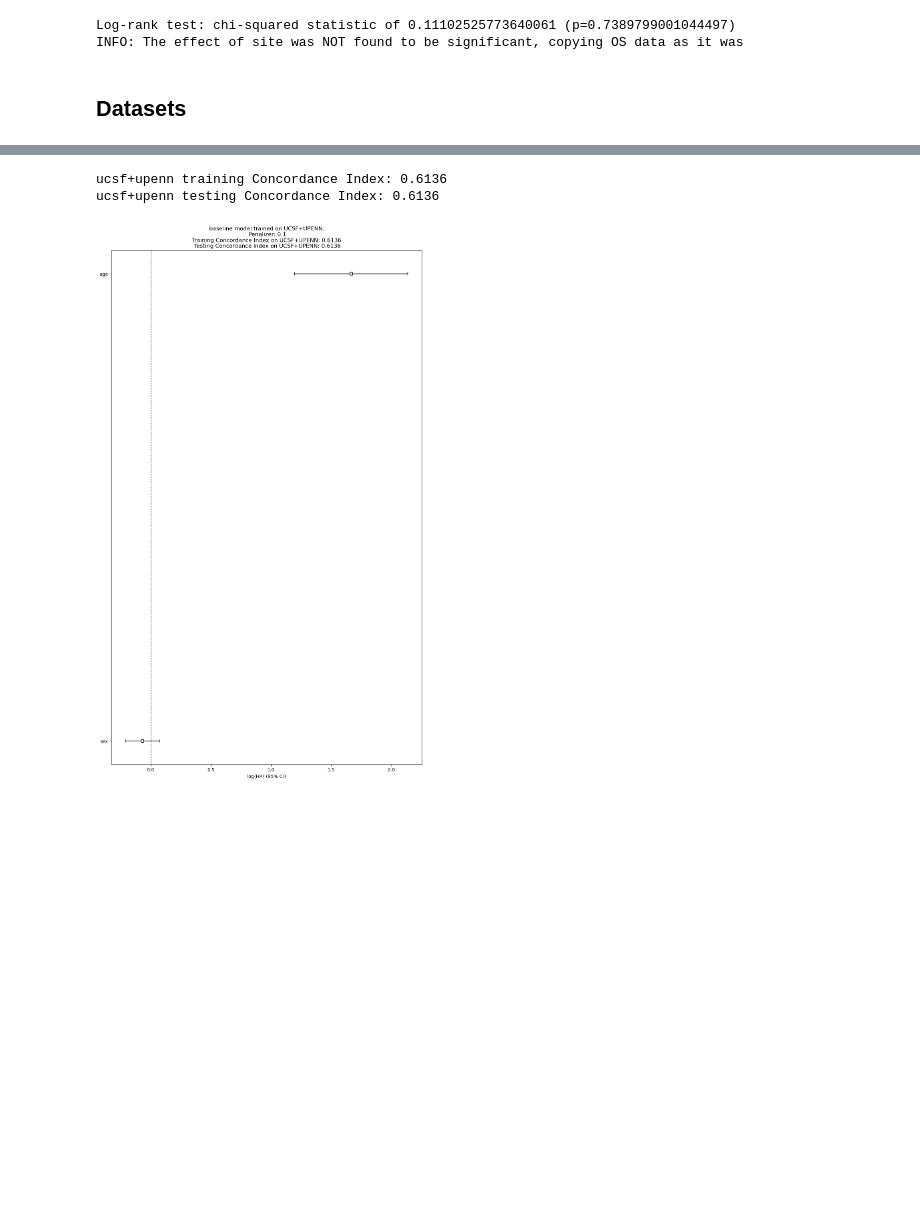
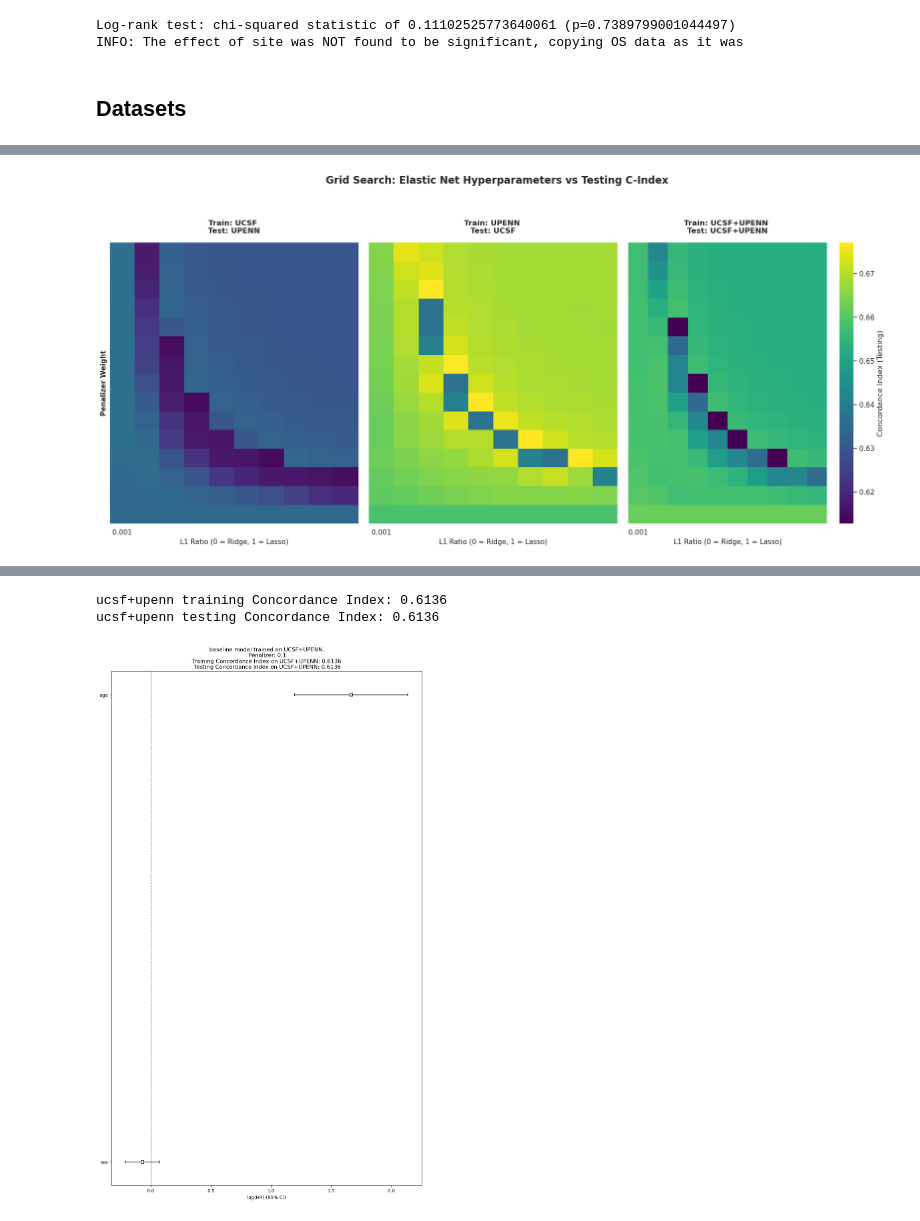
Before and after one commit to basiav/Tractography, a Jupyter notebook: old/csv_saving.ipynb, the cells around one changed output, grey strips where cells are left out. Cells and saved outputs as stored; diff of their text form; code cells hidden in the pictures; blank space fills up the shorter version.

Commit message:
New plots

```diff
--- a/old/csv_saving.ipynb
+++ b/old/csv_saving.ipynb
@@ -316,0 +402,14 @@ ucsf+upenn testing Concordance Index: 0.6602
+# %%
+import pandas as pd
+
+# Wczytanie wyników
+df = pd.read_csv("results_survival.csv")
+
+# 1. Znajdujemy wiersze z najlepszym ci_testing dla KAŻDEGO penalizera
+best_combinations = df.loc[df.groupby('penalizer')['ci_testing'].idxmax()]
+
+# 2. Sortujemy od absolutnie najlepszego wyniku testowego w dół
+best_combinations = best_combinations.sort_values(by='ci_testing', ascending=False)
+
+print("Top 10 najlepszych kombinacji (Penalizer + L1_Ratio):")
+display(best_combinations[['penalizer', 'l1_ratio', 'ci_training', 'ci_testing']].head(10))
@@ -316,0 +429,70 @@ ucsf+upenn testing Concordance Index: 0.6602
+# %%
+import matplotlib.pyplot as plt
+import seaborn as sns
+import numpy as np
+
+# 1. Przygotowanie danych (zaokrąglanie hiperparametrów)
+df['penalizer_round'] = df['penalizer'].round(3)
+df['l1_ratio_round'] = df['l1_ratio'].round(3)
+
+# 2. Stworzenie kolumny grupującej (tak jak robiliśmy to na wykresie liniowym)
+df['training_testing_configuration'] = "Train: " + df['training_dataset'].str.upper() + " \nTest: " + df['testing_dataset'].str.upper()
+
+# Zbieramy wszystkie unikalne konfiguracje (powinny być 3)
+unique_configs = df['training_testing_configuration'].unique()
+n_configs = len(unique_configs)
+
+# 3. Ustalamy WSPÓLNĄ skalę kolorów dla wszystkich wykresów!
+global_vmin = df['ci_testing'].min()
+global_vmax = df['ci_testing'].max()
+
+# 4. Tworzymy siatkę wykresów (1 wiersz, 3 kolumny)
+# Używamy sharey=True, żeby oś Y (Penalizer) była wspólna i nie powtarzała się 3 razy
+fig, axes = plt.subplots(1, n_configs, figsize=(6 * n_configs, 8), sharey=True)
+
+# Zabezpieczenie, gdyby była tylko 1 konfiguracja
+if n_configs == 1: axes = [axes]
+
+# 5. Pętla rysująca mapę ciepła dla każdej konfiguracji
+for i, (ax, config) in enumerate(zip(axes, unique_configs)):
+
+    # Filtrujemy dane tylko dla obecnej grupy
+    df_subset = df[df['training_testing_configuration'] == config]
+
+    # Tworzymy tabelę przestawną
+    heatmap_data = df_subset.pivot_table(
+        values='ci_testing',
+        index='penalizer_round',
+        columns='l1_ratio_round'
+    )
+    heatmap_data = heatmap_data.sort_index(ascending=False)
+
+    # Rysujemy mapę ciepła
+    sns.heatmap(
+        heatmap_data,
+        cmap='viridis',
+        vmin=global_vmin, # Stałe minimum
+        vmax=global_vmax, # Stałe maksimum
+        xticklabels=10,
+        yticklabels=20 if i == 0 else False, # Pokaż etykiety osi Y tylko na pierwszym wykresie z lewej
+        ax=ax,
+        cbar=(i == n_configs - 1), # Pokaż pasek legendy tylko na OSTATNIM wykresie z prawej
+        cbar_kws={'label': 'Concordance Index (Testing)'} if (i == n_configs - 1) else None
+    )
+
+    # Podpisy dla każdego sub-wykresu
+    ax.set_title(config, fontsize=12, fontweight='bold', pad=15)
+    ax.set_xlabel("L1 Ratio (0 = Ridge, 1 = Lasso)", fontsize=11)
+
+    if i == 0:
+        ax.set_ylabel("Penalizer Weight", fontsize=11, fontweight='bold')
+    else:
+        ax.set_ylabel("") # Czyścimy podpis osi Y dla środkowego i prawego wykresu
+
+# Główny, duży tytuł dla całego obrazka
+plt.suptitle("Grid Search: Elastic Net Hyperparameters vs Testing C-Index", fontsize=16, fontweight='bold', y=1.05)
+
+plt.tight_layout()
+plt.show()
+# %% [output]
+[figure, added]
```
Also changed, not shown: parts of 11 cells of this notebook, 1 other file.
